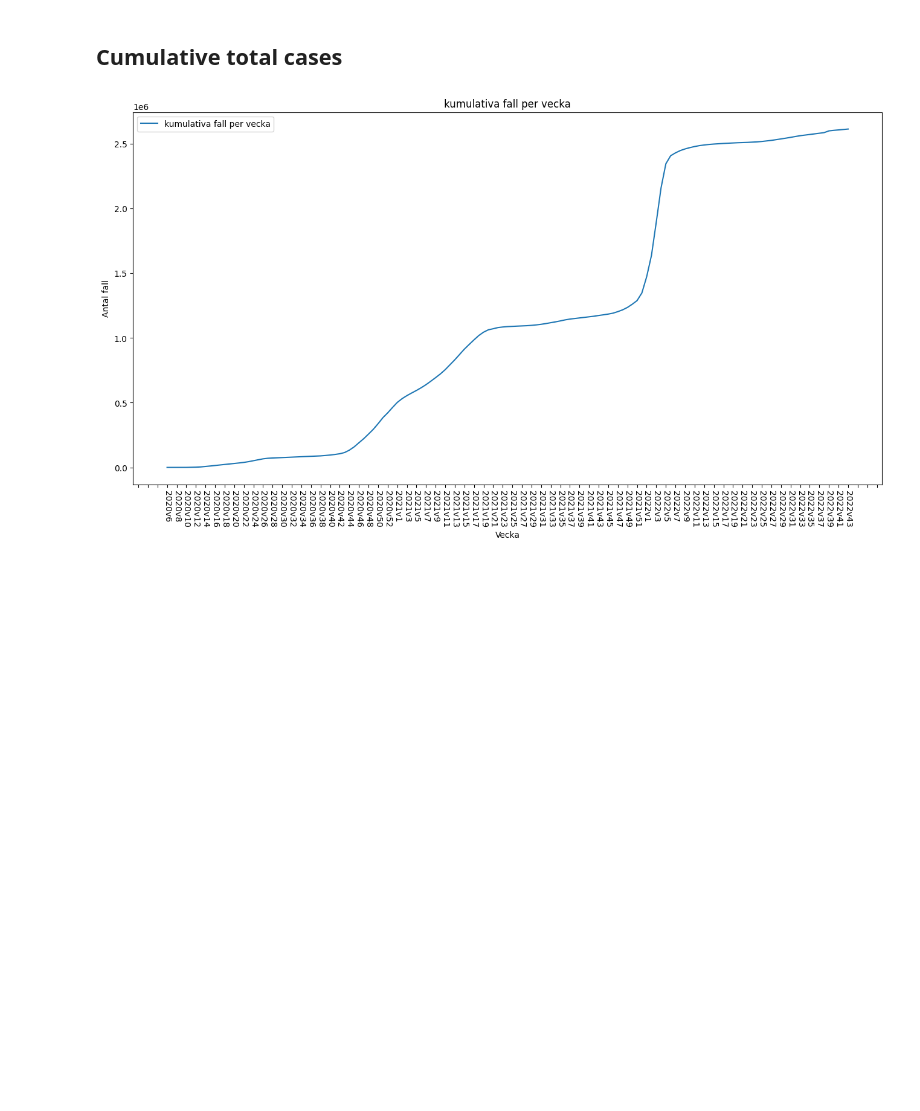
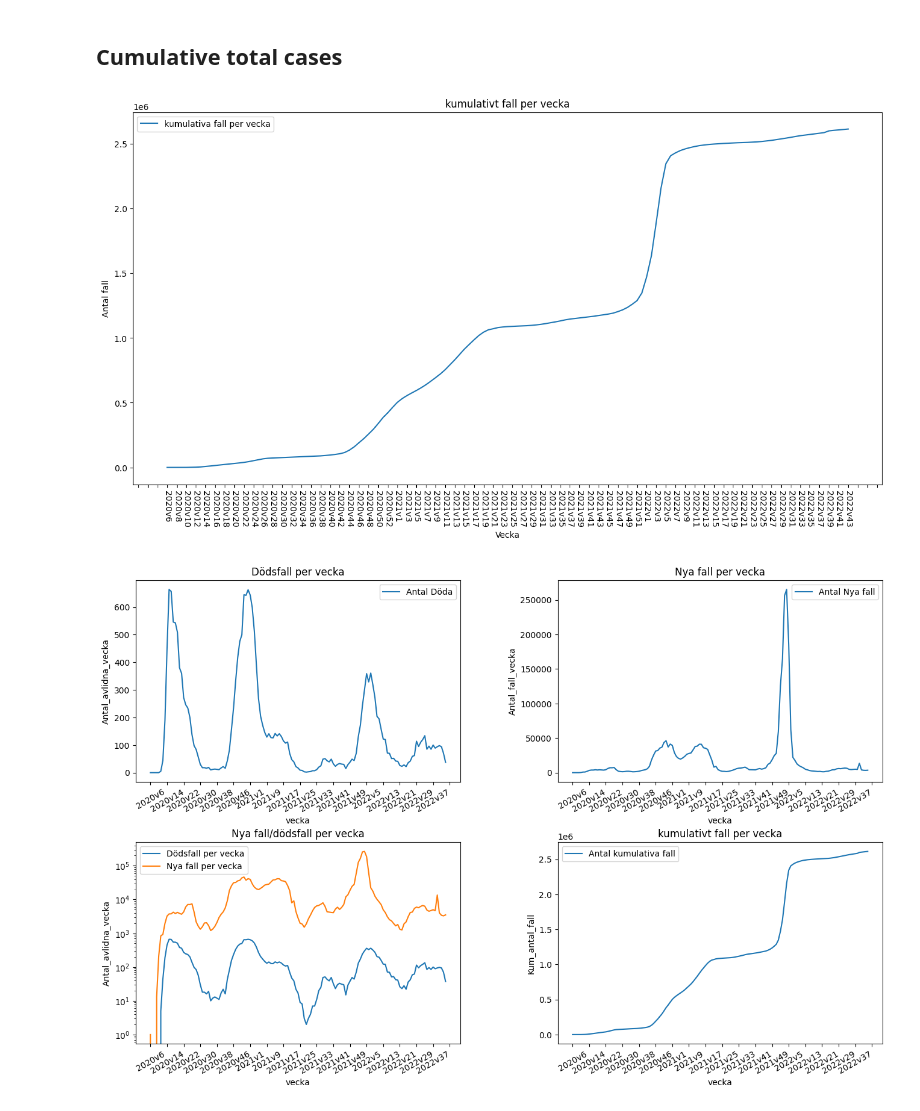
Before and after one commit to Razjoh/Databehandling-Rasmus-Johansson, a Jupyter notebook: Labb/Uppgift1.ipynb, the cells around one changed output. Saved outputs shown, nothing was run; the diff lists cells and outputs as text; code cells hidden in the pictures; blank space fills up the shorter version.

```diff
--- a/Labb/Uppgift1.ipynb
+++ b/Labb/Uppgift1.ipynb
@@ -155,3 +155,34 @@ ax.xaxis.set_major_locator(plt.MaxNLocator(100))
 plt.savefig("Visualiseringar/Kumulativt_antal_fall.png")
 # %% [output]
 [figure]
+# %%
+# 2 x 2 subplot for all graphs
+subfig, axes = plt.subplots(2 , 2, figsize=(16,10))
+
+# titles , y values and labels to iterate
+y_names = ["Antal_avlidna_vecka", "Antal_fall_vecka", "Antal_avlidna_vecka", "Kum_antal_fall"]
+titles = ["Dödsfall per vecka", "Nya fall per vecka", "Nya fall/dödsfall per vecka", "kumulativt fall per vecka"]
+labels = ["Antal Döda", "Antal Nya fall", "Dödsfall per vecka", "Antal kumulativa fall"]
+
+# alter space between plots
+subfig.subplots_adjust(wspace=0.3, hspace=0.3)
+
+# loops trough all subplots and lists of plot data (y values, titles, labels)
+for ax, y_name, title, label in zip(axes.flatten(), y_names, titles, labels):
+
+    fig = sns.lineplot(ax = ax, data = df, x = "vecka", y = y_name, label = label)
+
+    fig.set(title = title)
+
+    # special to ad second line on fig and make it logarithmic
+    if title == titles[2]:
+        sns.lineplot(ax = axes[1, 0] ,data = df, x = "vecka", y = "Antal_fall_vecka", label = "Nya fall per vecka")
+        ax.set(yscale="log")
+
+    #makes x values readable
+    ax.xaxis.set_major_locator(plt.MaxNLocator(20))
+    ax.tick_params(axis="x", rotation = 30)
+
+subfig.savefig("Visualiseringar/Alla_grafer.png")
+# %% [output]
+[figure, added]
```
Also changed, not shown: parts of 4 cells of this notebook, 13 other files.
